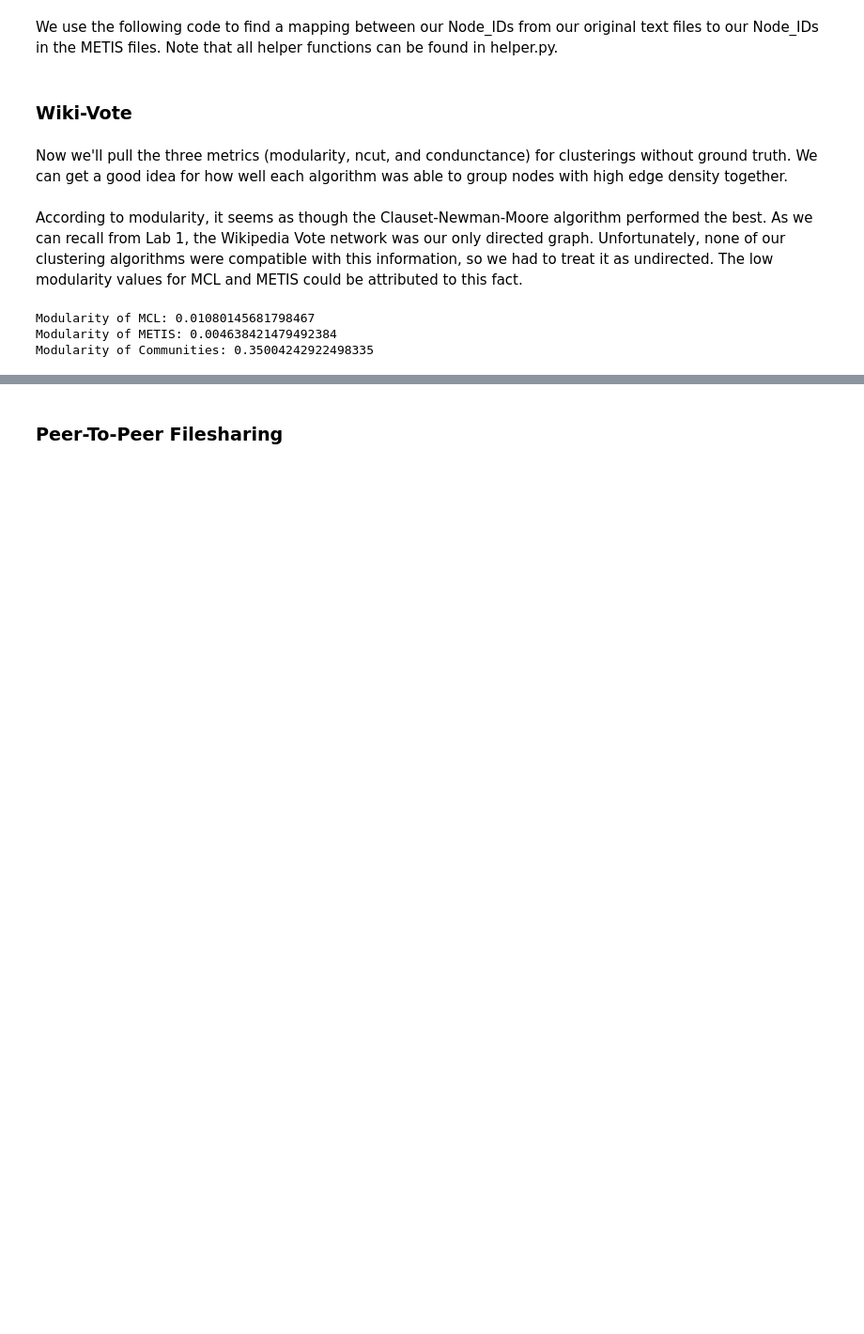
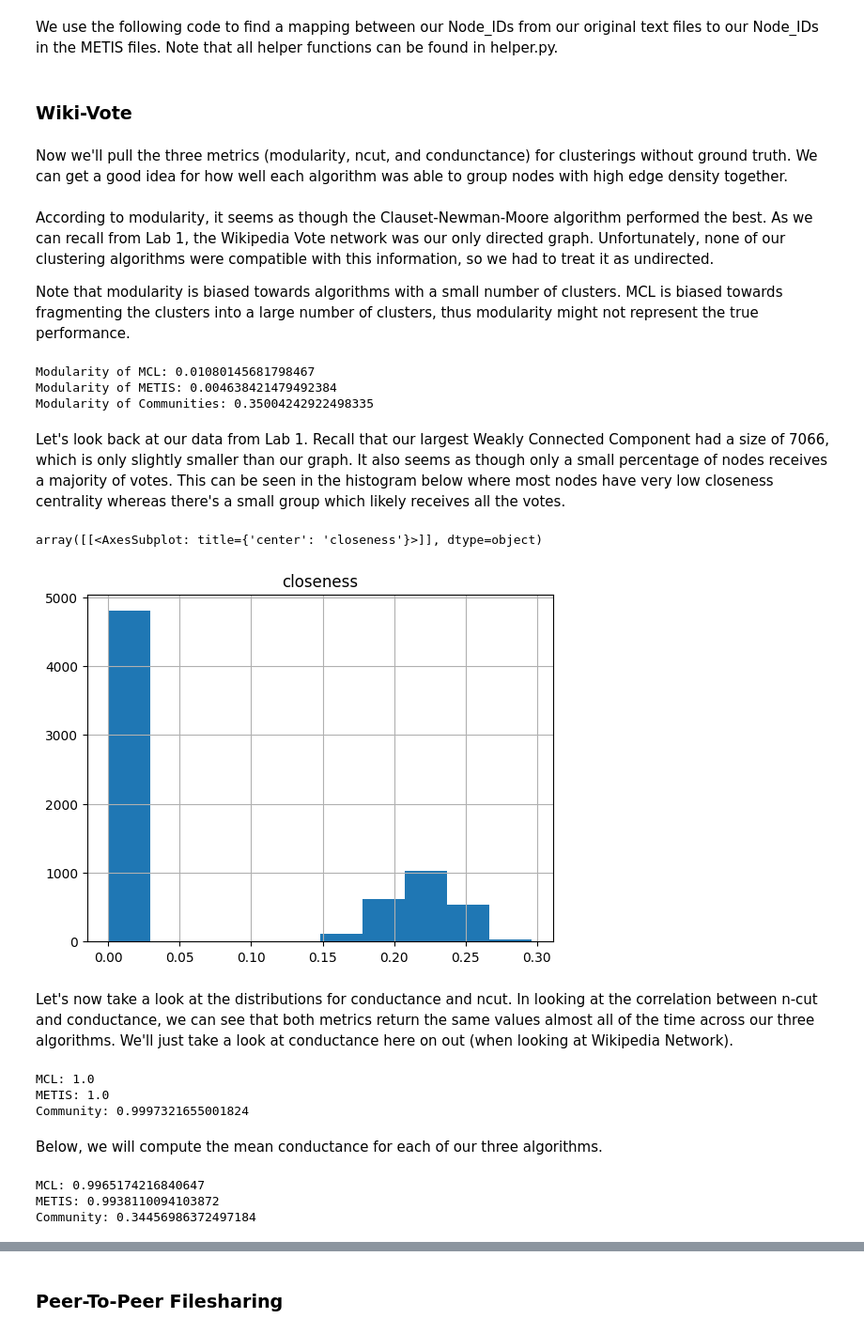
Before and after one commit to RSunderhaft/NetworkScience, a Jupyter notebook: networkScienceLab2.ipynb, the cells around one changed output, grey strips where cells are left out. Shown: that part at 94% size. Drawn from its saved outputs; the diff is of its cells as text; code cells hidden in the pictures; blank space fills up the shorter version.

Commit message:
Adding lab1 results and wiki analysis

```diff
--- a/networkScienceLab2.ipynb
+++ b/networkScienceLab2.ipynb
@@ -60,7 +60,9 @@ mcl = print_results(wikiG, name, "mcl")
 metis = print_results(wikiG, name, "metis")
 community = print_results(wikiG, name, "community")
 # %% [markdown]
-According to modularity, it seems as though the Clauset-Newman-Moore algorithm performed the best. As we can recall from Lab 1, the Wikipedia Vote network was our only directed graph. Unfortunately, none of our clustering algorithms were compatible with this information, so we had to treat it as undirected. The low modularity values for MCL and METIS could be attributed to this fact.
+According to modularity, it seems as though the Clauset-Newman-Moore algorithm performed the best. As we can recall from Lab 1, the Wikipedia Vote network was our only directed graph. Unfortunately, none of our clustering algorithms were compatible with this information, so we had to treat it as undirected.
+
+Note that modularity is biased towards algorithms with a small number of clusters. MCL is biased towards fragmenting the clusters into a large number of clusters, thus modularity might not represent the true performance.
 # %%
 print("Modularity of MCL:", mcl.Modularity[0])
 print("Modularity of METIS:", metis.Modularity[0])
@@ -69,3 +71,30 @@ print("Modularity of Communities:", community.Modularity[0])
 Modularity of MCL: 0.01080145681798467
 Modularity of METIS: 0.004638421479492384
 Modularity of Communities: 0.35004242922498335
+# %% [markdown]
+Let's look back at our data from Lab 1. Recall that our largest Weakly Connected Component had a size of 7066, which is only slightly smaller than our graph. It also seems as though only a small percentage of nodes receives a majority of votes. This can be seen in the histogram below where most nodes have very low closeness centrality whereas there's a small group which likely receives all the votes.
+# %%
+pd.read_csv('lab1_results/wiki-Vote.csv').hist(column = "closeness")
+# %% [output]
+array([[<AxesSubplot: title={'center': 'closeness'}>]], dtype=object)
+[figure, added]
+# %% [markdown]
+Let's now take a look at the distributions for conductance and ncut. In looking at the correlation between n-cut and conductance, we can see  that both metrics return the same values almost all of the time across our three algorithms. We'll just take a look at conductance here on out (when looking at Wikipedia Network).
+# %%
+print("MCL:", np.corrcoef(mcl['n-cut'], mcl['Conductance'])[0, 1])
+print("METIS:", np.corrcoef(metis['n-cut'], metis['Conductance'])[0, 1])
+print("Community:", np.corrcoef(community['n-cut'], community['Conductance'])[0, 1])
+# %% [output]
+MCL: 1.0
+METIS: 1.0
+Community: 0.9997321655001824
+# %% [markdown]
+Below, we will compute the mean conductance for each of our three algorithms.
+# %%
+print("MCL:", mcl['Conductance'].mean())
+print("METIS:", metis['Conductance'].mean())
+print("Community:", community['Conductance'].mean())
+# %% [output]
+MCL: 0.9965174216840647
+METIS: 0.9938110094103872
+Community: 0.34456986372497184
```
Also changed, not shown: parts of 4 cells of this notebook, 5 other files.
